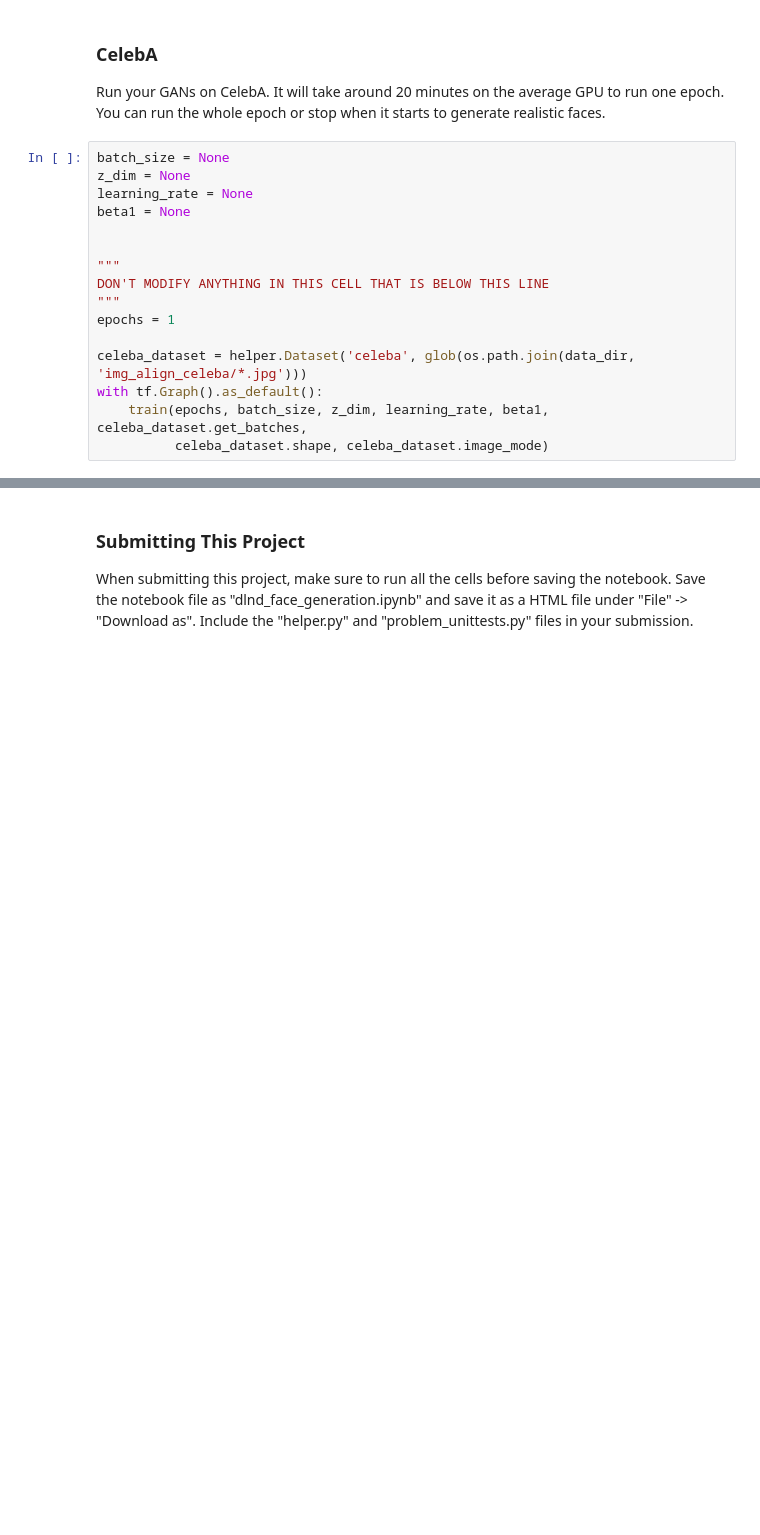
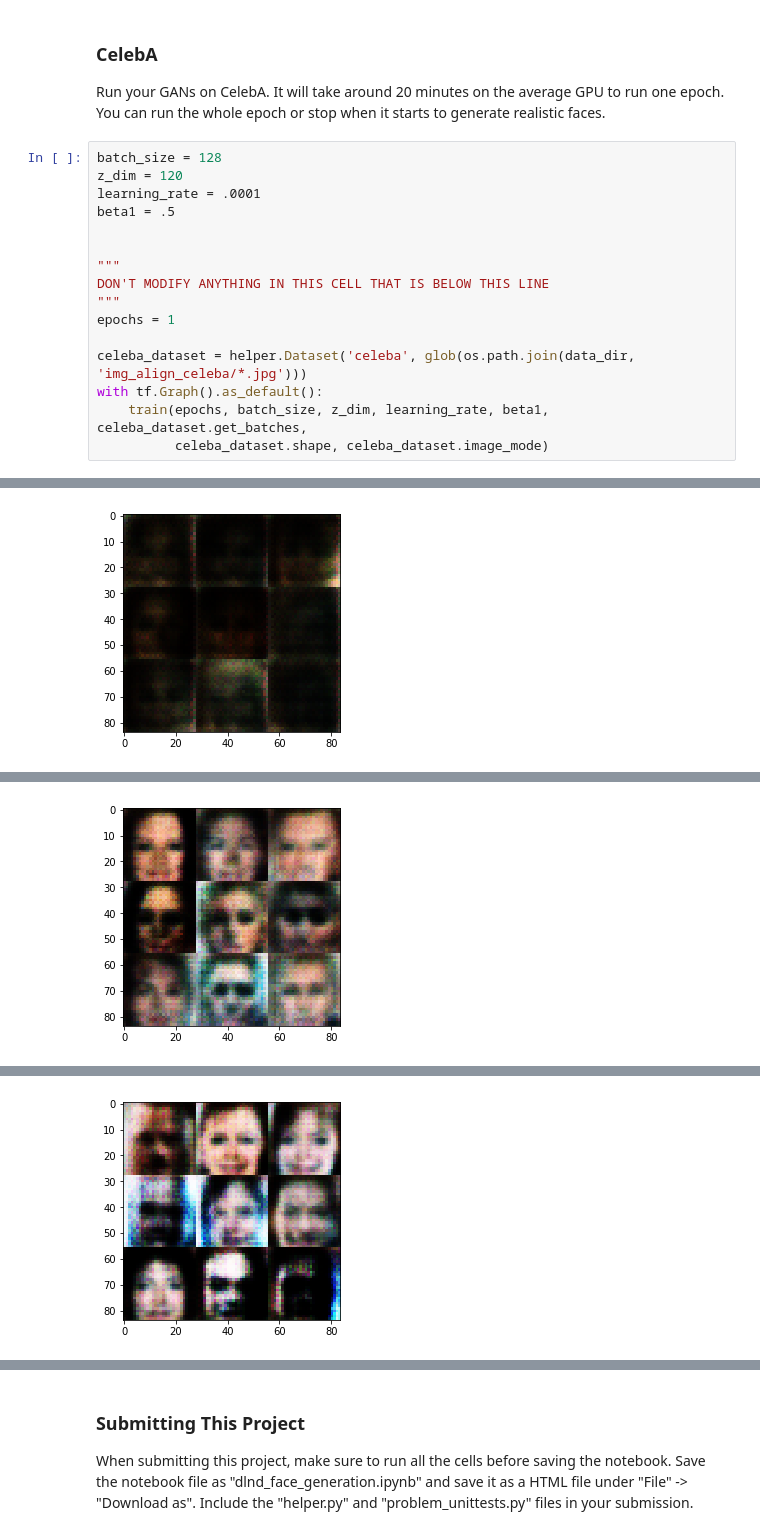
Before and after one commit to amrosebirani/dlnd-project5, a Jupyter notebook: dlnd_face_generation.ipynb, the cells around one changed output, grey strips where cells are left out. Cells and saved outputs as stored; diff of their text form; blank space fills up the shorter version.

```diff
--- a/dlnd_face_generation.ipynb
+++ b/dlnd_face_generation.ipynb
@@ -450,10 +458,10 @@ Epoch 1/2... Discriminator Loss: 0.2260... Generator Loss: 2.3228
 ### CelebA
 Run your GANs on CelebA.  It will take around 20 minutes on the average GPU to run one epoch.  You can run the whole epoch or stop when it starts to generate realistic faces.
 # %%
-batch_size = None
-z_dim = None
-learning_rate = None
-beta1 = None
+batch_size = 128
+z_dim = 120
+learning_rate = .0001
+beta1 = .5
 
 
 """
@@ -465,3 +473,4 @@ celeba_dataset = helper.Dataset('celeba', glob(os.path.join(data_dir, 'img_align
 with tf.Graph().as_default():
     train(epochs, batch_size, z_dim, learning_rate, beta1, celeba_dataset.get_batches,
           celeba_dataset.shape, celeba_dataset.image_mode)
+# %% [output]
@@ -467,0 +486 @@ with tf.Graph().as_default():
+[figure, added]
@@ -467,0 +497 @@ with tf.Graph().as_default():
+[figure, added]
@@ -467,0 +508 @@ with tf.Graph().as_default():
+[figure, added]
```
Also changed, not shown: parts of 8 cells of this notebook, 1 other file.
